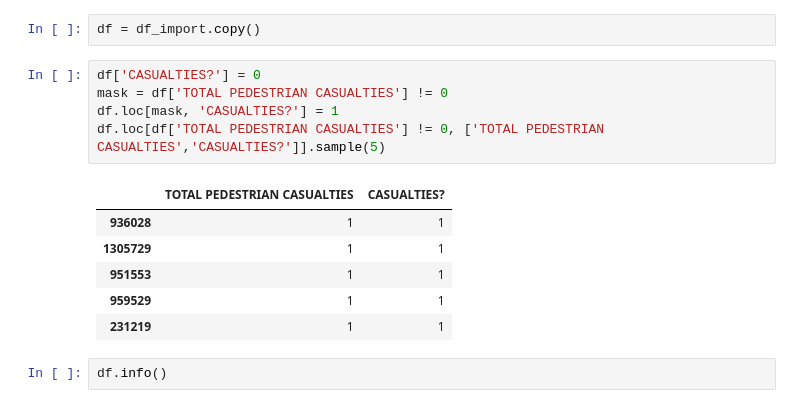
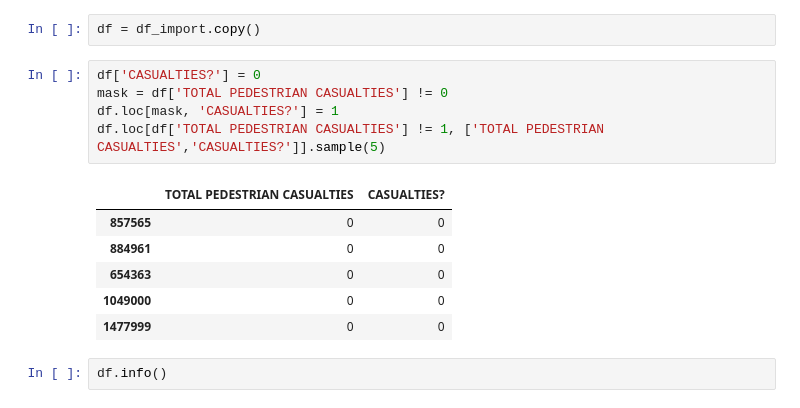
Before and after one commit to HechtYehuda/Bootcamp, a Jupyter notebook: Modeling.ipynb, the cells around one changed output. Cells and saved outputs as stored; diff of their text form.

```diff
--- a/Modeling.ipynb
+++ b/Modeling.ipynb
@@ -26,15 +26,15 @@ df = df_import.copy()
 # %%
 df['CASUALTIES?'] = 0
 mask = df['TOTAL PEDESTRIAN CASUALTIES'] != 0
 df.loc[mask, 'CASUALTIES?'] = 1
-df.loc[df['TOTAL PEDESTRIAN CASUALTIES'] != 0, ['TOTAL PEDESTRIAN CASUALTIES','CASUALTIES?']].sample(5)
+df.loc[df['TOTAL PEDESTRIAN CASUALTIES'] != 1, ['TOTAL PEDESTRIAN CASUALTIES','CASUALTIES?']].sample(5)
 # %% [output]
 |  | TOTAL PEDESTRIAN CASUALTIES | CASUALTIES? |
-| 936028 | 1 | 1 |
-| 1305729 | 1 | 1 |
-| 951553 | 1 | 1 |
-| 959529 | 1 | 1 |
-| 231219 | 1 | 1 |
+| 857565 | 0 | 0 |
+| 884961 | 0 | 0 |
+| 654363 | 0 | 0 |
+| 1049000 | 0 | 0 |
+| 1477999 | 0 | 0 |
 # %%
 df.info()
 # %% [output]
```
Also changed, not shown: parts of 1 cell of this notebook.
